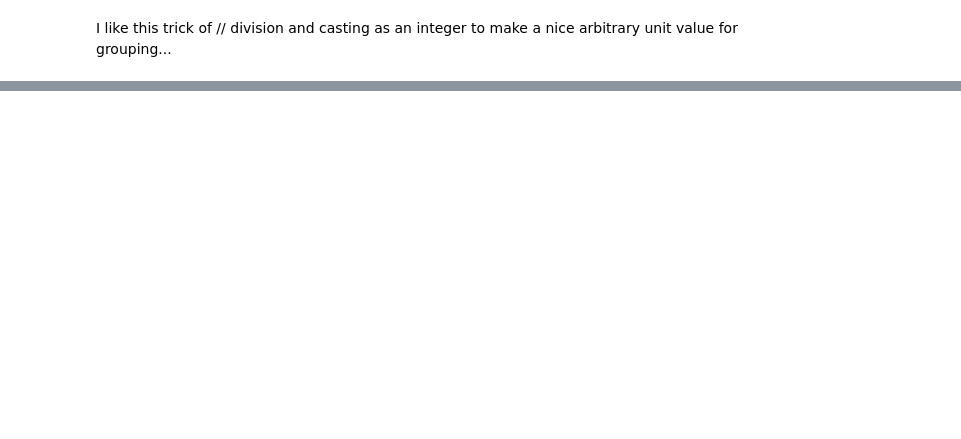
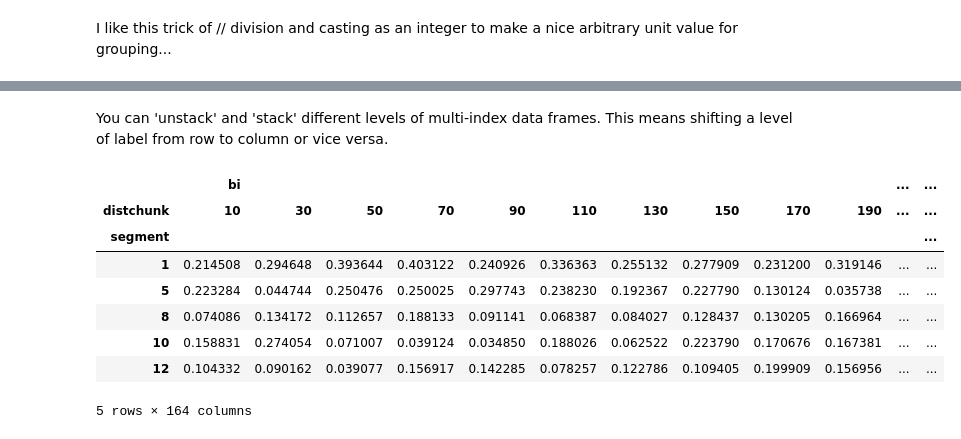
Before and after one commit to thehackerwithin/berkeley, a Jupyter notebook: python_pandas/Sadnap.ipynb, the cells around one changed output, grey strips where cells are left out. Cells and saved outputs as stored; diff of their text form; code cells hidden in the pictures; blank space fills up the shorter version.

```diff
--- a/python_pandas/Sadnap.ipynb
+++ b/python_pandas/Sadnap.ipynb
@@ -519,0 +630,14 @@ meanrates.xs('std',level=1,axis=1).plot()
+# %% [markdown]
+You can 'unstack' and 'stack' different levels of multi-index data frames.  This means shifting a level of label from row to column or vice versa.
+# %%
+peakrates.unstack(level=0).head()
+# %% [output]
+|  | bi |  |  |  |  |  |  |  |  |  | ... | ... |
+| distchunk | 10 | 30 | 50 | 70 | 90 | 110 | 130 | 150 | 170 | 190 | ... | ... |
+| segment |  |  |  |  |  |  |  |  |  |  |  | ... |
+| 1 | 0.214508 | 0.294648 | 0.393644 | 0.403122 | 0.240926 | 0.336363 | 0.255132 | 0.277909 | 0.231200 | 0.319146 | ... | ... |
+| 5 | 0.223284 | 0.044744 | 0.250476 | 0.250025 | 0.297743 | 0.238230 | 0.192367 | 0.227790 | 0.130124 | 0.035738 | ... | ... |
+| 8 | 0.074086 | 0.134172 | 0.112657 | 0.188133 | 0.091141 | 0.068387 | 0.084027 | 0.128437 | 0.130205 | 0.166964 | ... | ... |
+| 10 | 0.158831 | 0.274054 | 0.071007 | 0.039124 | 0.034850 | 0.188026 | 0.062522 | 0.223790 | 0.170676 | 0.167381 | ... | ... |
+| 12 | 0.104332 | 0.090162 | 0.039077 | 0.156917 | 0.142285 | 0.078257 | 0.122786 | 0.109405 | 0.199909 | 0.156956 | ... | ... |
+5 rows × 164 columns
```
Also changed, not shown: parts of 90 cells of this notebook.
